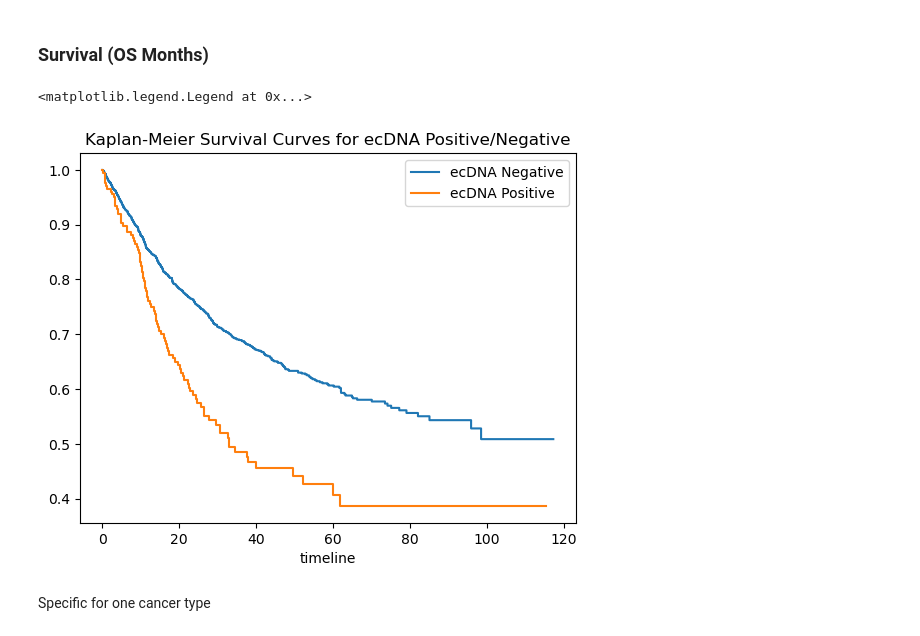
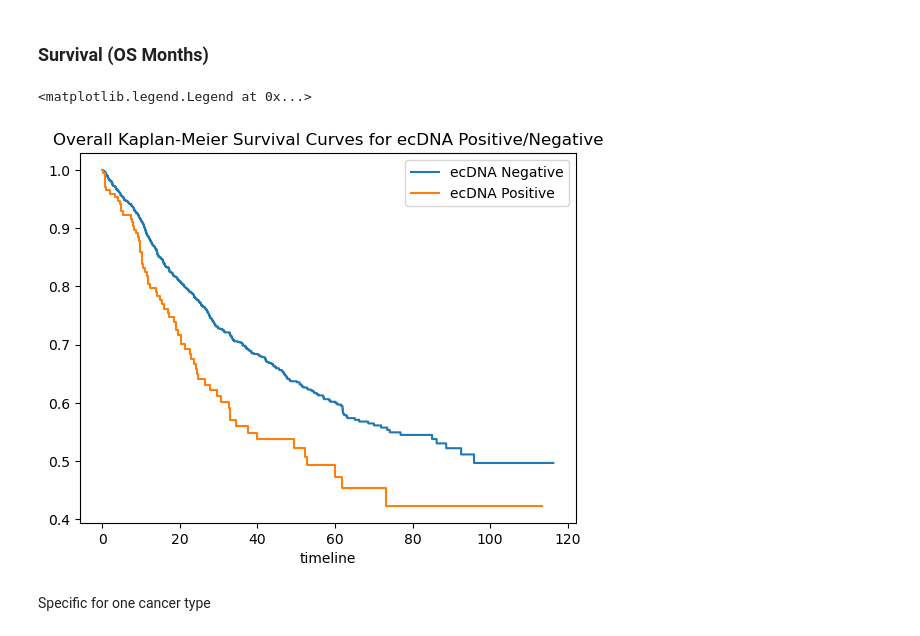
Before and after one commit to mskcc/Penguin, a Jupyter notebook: scripts/notebooks/echo_visualize.ipynb, the cells around one changed output. Saved outputs shown, nothing was run; the diff lists cells and outputs as text; code cells hidden in the pictures.

```diff
--- a/scripts/notebooks/echo_visualize.ipynb
+++ b/scripts/notebooks/echo_visualize.ipynb
@@ -6,0 +5,3 @@ echo = pd.read_csv("../../../data/output/output_BB_EchoCaller_FullPediatric/merg
+# %%
+echo = pd.read_csv("../merged50Pediatric_ECHO.csv")
+manifest = pd.read_csv("../manifest50Pediatric.tsv", sep = '\t')
@@ -12,6 +15,9 @@ echo['tumorSampleId'] = echo['sample_id'].apply(lambda x: '-'.join(x.split('-',
 echo['normalSampleId'] = echo.apply(lambda row: row['sample_id'][len(row['tumorSampleId']):].lstrip('-'), axis = 1)
 echo.drop('sample_id', axis = 1, inplace = True)
 echo = echo[['patientId', 'tumorSampleId', 'normalSampleId', 'chromosome', 'gene', 'log2', 'cn','ecDNA_prob', 'ecDNA_status']]
+# %%
+manifest = manifest[['sampleId', 'cancerType', 'cancerTypeDetailed', 'osStatus', 'osMonths']]
+echo = pd.merge(echo, manifest, left_on = 'tumorSampleId', right_on = 'sampleId', how = 'left')
 # %% [markdown]
 Get a dictionary specific to each patient
 # %%
@@ -30,8 +33,3 @@ NOTE: this assumes cancer types are constant throughout multiple samples, which
-# %%
-patient_to_sample = {}
-
-for idx, row in echo.iterrows() :
-    patient_to_sample[row['patientId']] = row['tumorSampleId']
 # %% [markdown]
 Create dataframe per patient
 # %%
@@ -150,30 +86,0 @@ for idx, row in ecDNA_patient.iterrows() :
-# %%
-
-ecDNA_patient['vitalStatus'] = 'NA'
-ecDNA_patient['cancerType'] = 'NA'
-ecDNA_patient['cancerTypeDetailed'] = 'NA'
-ecDNA_patient['osMonths'] = np.nan
-
-all_patients = cbioportal.Clinical_Data.getAllClinicalDataInStudyUsingGET(studyId = 'mskimpact').result()
-
-study_dir = {}
-for idx, row in ecDNA_patient.iterrows() :
-    study_dir[row['patientId']] = idx
-
-for patient_data in all_patients :
-    if patient_data.clinicalAttributeId == 'CANCER_TYPE' :
-        if patient_data.patientId in study_dir :
-            ecDNA_patient.loc[study_dir[patient_data.patientId], 'cancerType'] = data.value
-    elif patient_data.clinicalAttributeId == 'CANCER_TYPE_DETAILED' :
-        if patient_data.patientId in study_dir :
-            ecDNA_patient.loc[study_dir[patient_data.patientId], 'cancerTypeDetailed'] = data.value
-
-
-# Fill in columns
-for idx, row in ecDNA_patient.iterrows() :
-    patient_data = cbioportal.Clinical_Data.getAllClinicalDataOfPatientInStudyUsingGET(patientId=row['patientId'], studyId = 'mskimpact').result()
-    for data in patient_data:
-        if data.clinicalAttributeId == 'OS_STATUS' :
-            ecDNA_patient.loc[idx, 'vitalStatus'] = data.value.split(':')[1]
-        if data.clinicalAttributeId == 'OS_MONTHS' :
-            ecDNA_patient.loc[idx, 'osMonths'] = float(data.value)
@@ -234,25 +157,25 @@ plt.show()
 # %%
 from lifelines import KaplanMeierFitter
 
 ecDNA_patient_nona = ecDNA_patient.dropna(subset = ['ecDNAStatus', 'vitalStatus', 'osMonths'])
 
 kmf = KaplanMeierFitter()
 for status in ecDNA_patient_nona['ecDNAStatus'].unique():
     subset = ecDNA_patient_nona[ecDNA_patient_nona['ecDNAStatus'] == status]
     kmf.fit(subset['osMonths'], event_observed=(subset['vitalStatus'] == 'DECEASED'))
     if status == True :
         status = "ecDNA Positive"
     else :
         status = "ecDNA Negative"
     kmf.plot(show_censors=False, ci_show=False, label=f'{status}')
 
 # # Add labels and legend
-plt.title('Kaplan-Meier Survival Curves for ecDNA Positive/Negative')
+plt.title('Overall Kaplan-Meier Survival Curves for ecDNA Positive/Negative')
 
 plt.legend()
 # %% [output]
 <matplotlib.legend.Legend at 0x...>
-[figure, old version]
+[figure, new version]
 # %% [markdown]
 Specific for one cancer type
 # %%
```
Also changed, not shown: parts of 30 cells of this notebook, 4 other files.
